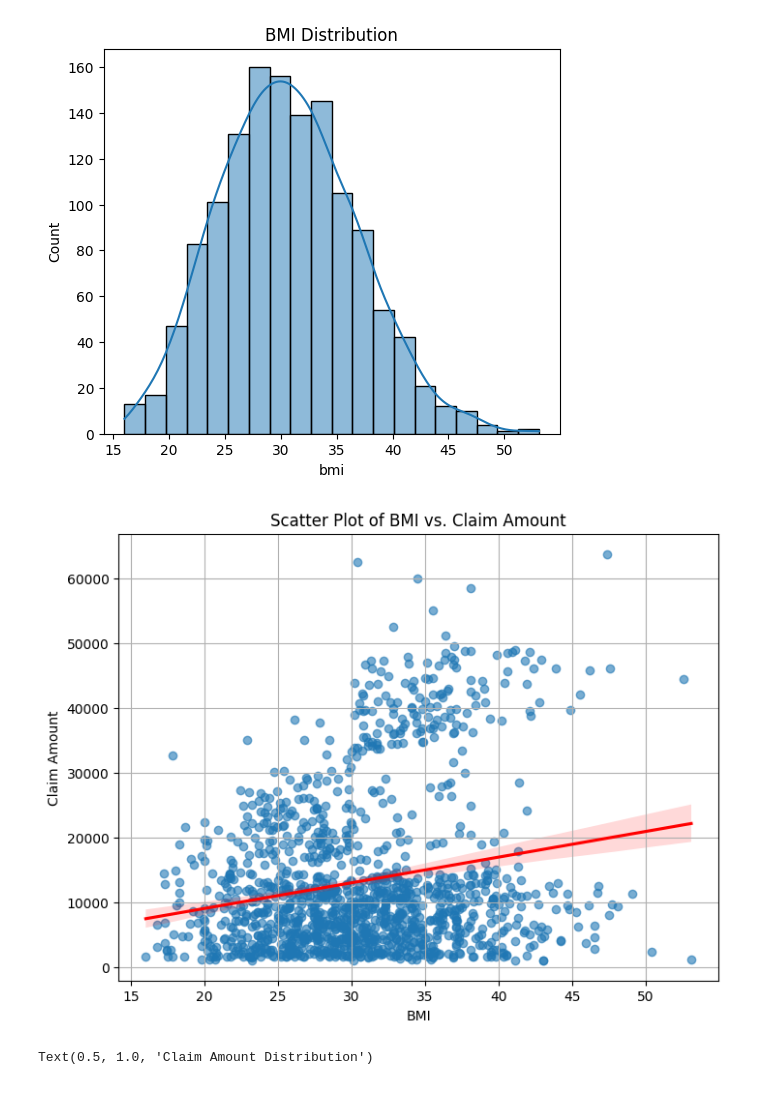
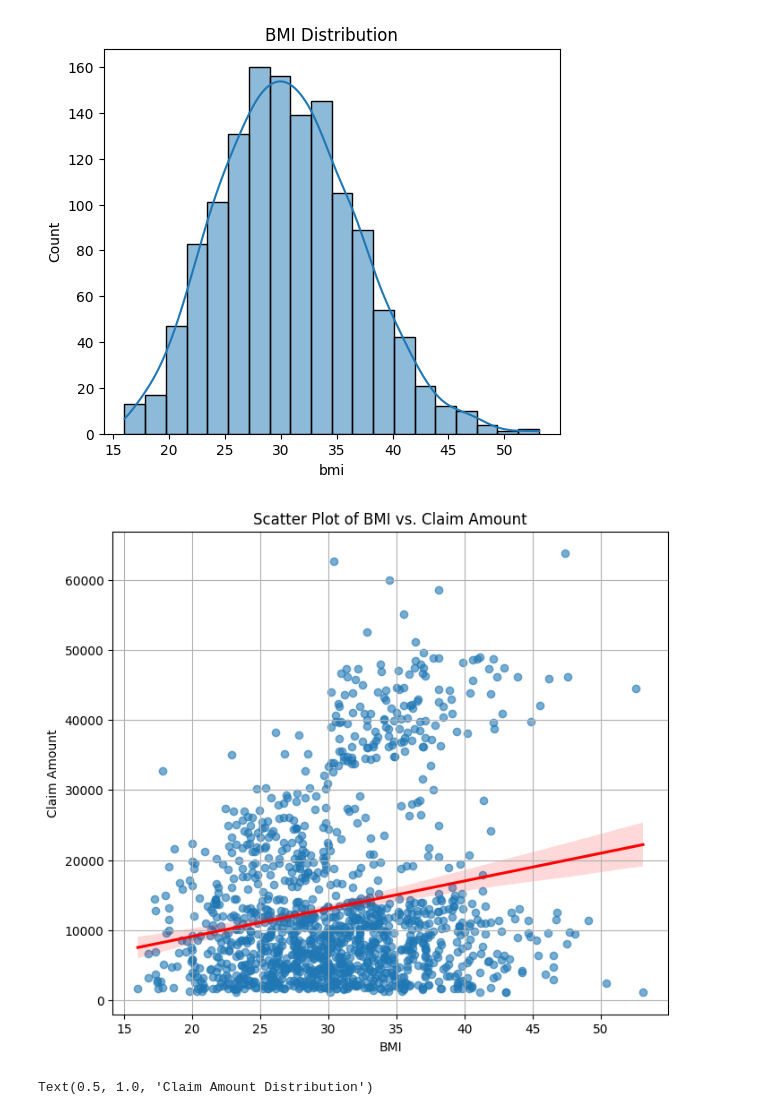
Before and after one commit to kauswade/T10-AlgoThinkers-Health-Insurance-Data-Clustering, a Jupyter notebook: health_insurance_model_pipeline.ipynb, the cells around one changed output. Saved outputs shown, nothing was run; the diff lists cells and outputs as text; code cells hidden in the pictures.

```diff
--- a/health_insurance_model_pipeline.ipynb
+++ b/health_insurance_model_pipeline.ipynb
@@ -198,12 +184,12 @@ plt.title('BMI Distribution')
 Text(0.5, 1.0, 'BMI Distribution')
 [figure]
 # %%
-plt.figure(figsize=(8, 6))
+plt.figure(figsize=(8, 7))
 sns.regplot(x='bmi', y='claim', data=df, scatter_kws={'alpha':0.6}, line_kws={'color': 'red'})
 plt.title('Scatter Plot of BMI vs. Claim Amount')
 plt.xlabel('BMI')
 plt.ylabel('Claim Amount')
 plt.grid()
 plt.show()
 # %% [output]
-[figure, old version]
+[figure, new version]
```
Also changed, not shown: parts of 24 cells of this notebook.
